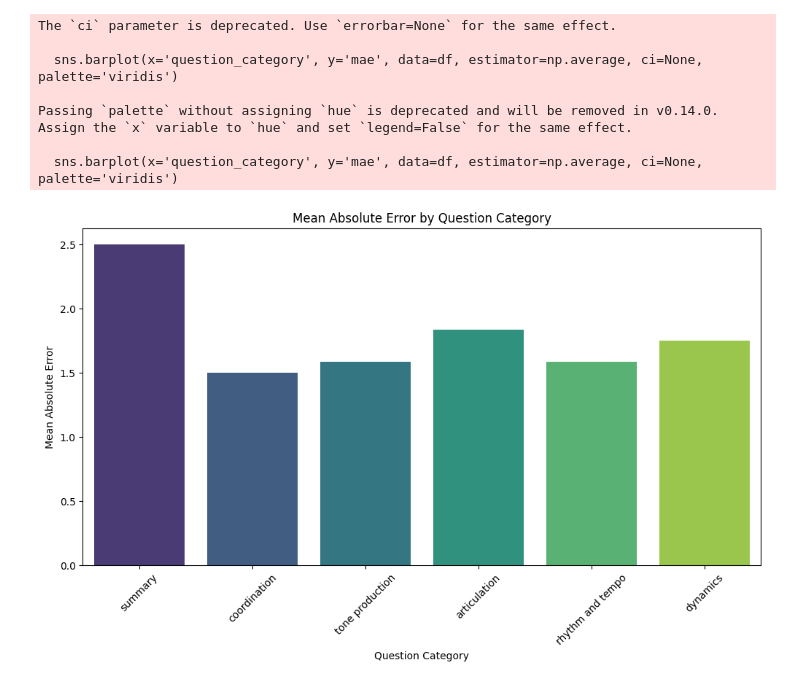
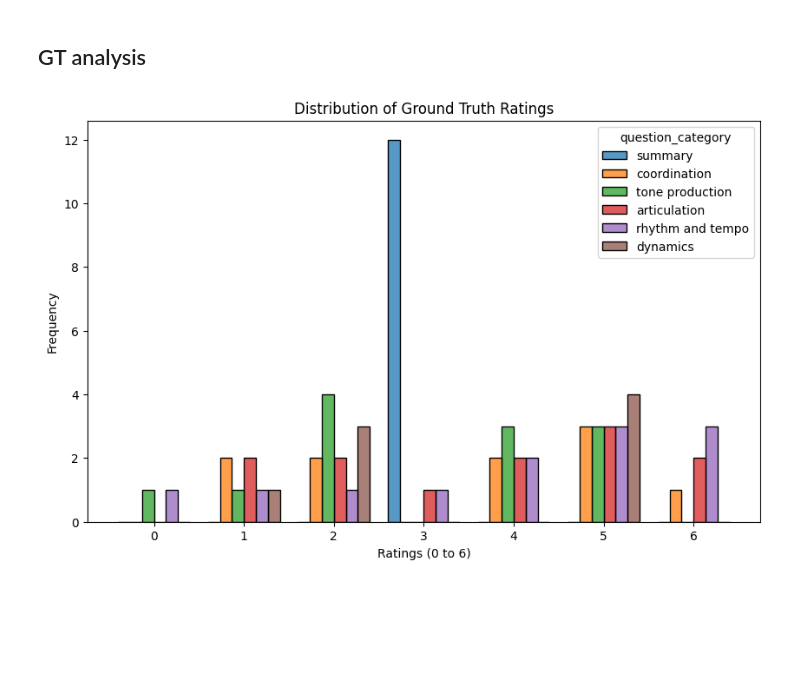
Before and after one commit to anusfoil/LLaQo, a Jupyter notebook: engine/results/analysis.ipynb, the cells around one changed output. Drawn from its saved outputs; the diff is of its cells as text; code cells hidden in the pictures; blank space fills up the shorter version.

```diff
--- a/engine/results/analysis.ipynb
+++ b/engine/results/analysis.ipynb
@@ -64,17 +49,13 @@ plot_by_qidx(ltu_df)
-# %%
-plt.figure(figsize=(12, 6))
-sns.barplot(x='question_category', y='mae', data=df, estimator=np.average, ci=None, palette='viridis')
-plt.title('Mean Absolute Error by Question Category')
-plt.xlabel('Question Category')
-plt.ylabel('Mean Absolute Error')
-plt.xticks(rotation=45)  # Rotate for better readability if needed
-plt.show()
-# %% [output]
-The `ci` parameter is deprecated. Use `errorbar=None` for the same effect.
-
-  sns.barplot(x='question_category', y='mae', data=df, estimator=np.average, ci=None, palette='viridis')
-
-Passing `palette` without assigning `hue` is deprecated and will be removed in v0.14.0. Assign the `x` variable to `hue` and set `legend=False` for the same effect.
-
-  sns.barplot(x='question_category', y='mae', data=df, estimator=np.average, ci=None, palette='viridis')
-[figure, removed]
+# %% [markdown]
+## GT analysis
+# %%
+
+plt.figure(figsize=(10, 6))
+sns.histplot(data=llaqo_df, x='gt', hue='question_category', bins=range(8), kde=False, discrete=True, multiple='dodge', shrink=.8)
+plt.title('Distribution of Ground Truth Ratings')
+plt.xlabel('Ratings (0 to 6)')
+plt.ylabel('Frequency')
+plt.xticks(range(7))  # Ensure we have ticks for each rating from 0 to 6
+plt.show()
+# %% [output]
+[figure, added]
```
Also changed, not shown: parts of 4 cells of this notebook, 16 other files.
